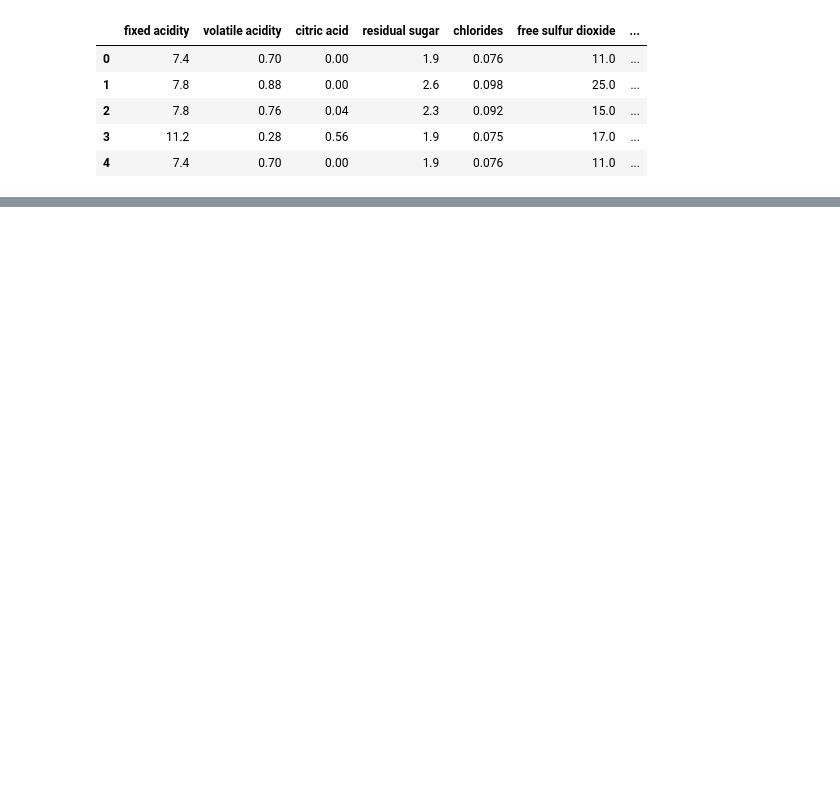
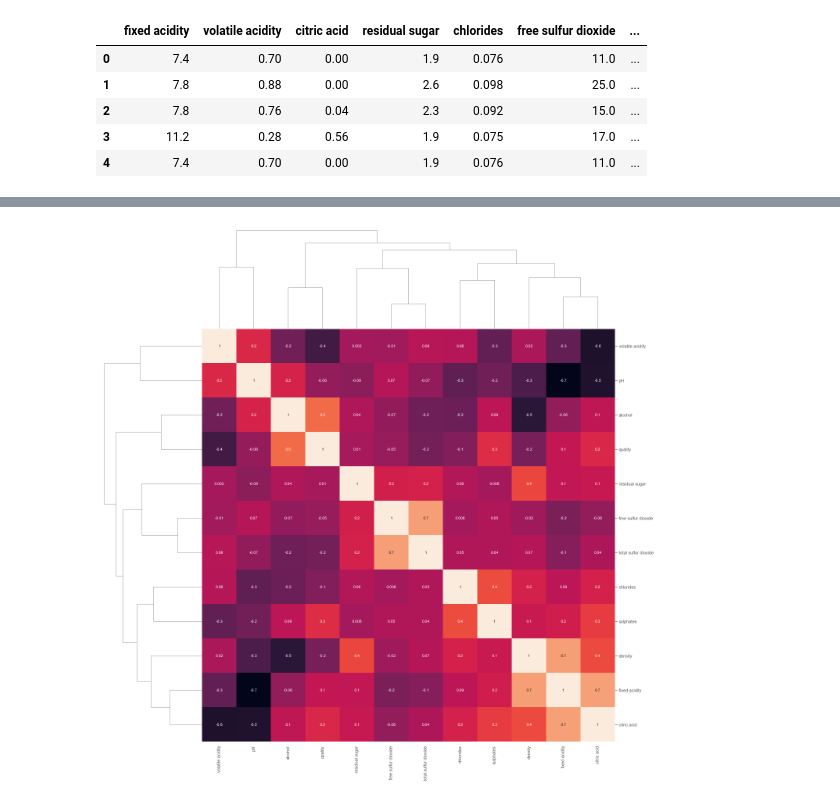
Before and after one commit to jvfe/ml4humans-exercises, a Jupyter notebook: 3.0/wine_kMeans.ipynb, the cells around one changed output, grey strips where cells are left out. Saved outputs shown, nothing was run; the diff lists cells and outputs as text; code cells hidden in the pictures; blank space fills up the shorter version.

Commit message:
wine kMeans

```diff
--- a/3.0/wine_kMeans.ipynb
+++ b/3.0/wine_kMeans.ipynb
@@ -18,0 +71,5 @@ wine.head()
+# %%
+sns.clustermap(wine.corr(), figsize=(20,20), annot=True, fmt='.1g', cbar_pos=None)
+plt.show()
+# %% [output]
+[figure, added]
```
Also changed, not shown: parts of 13 cells of this notebook.
